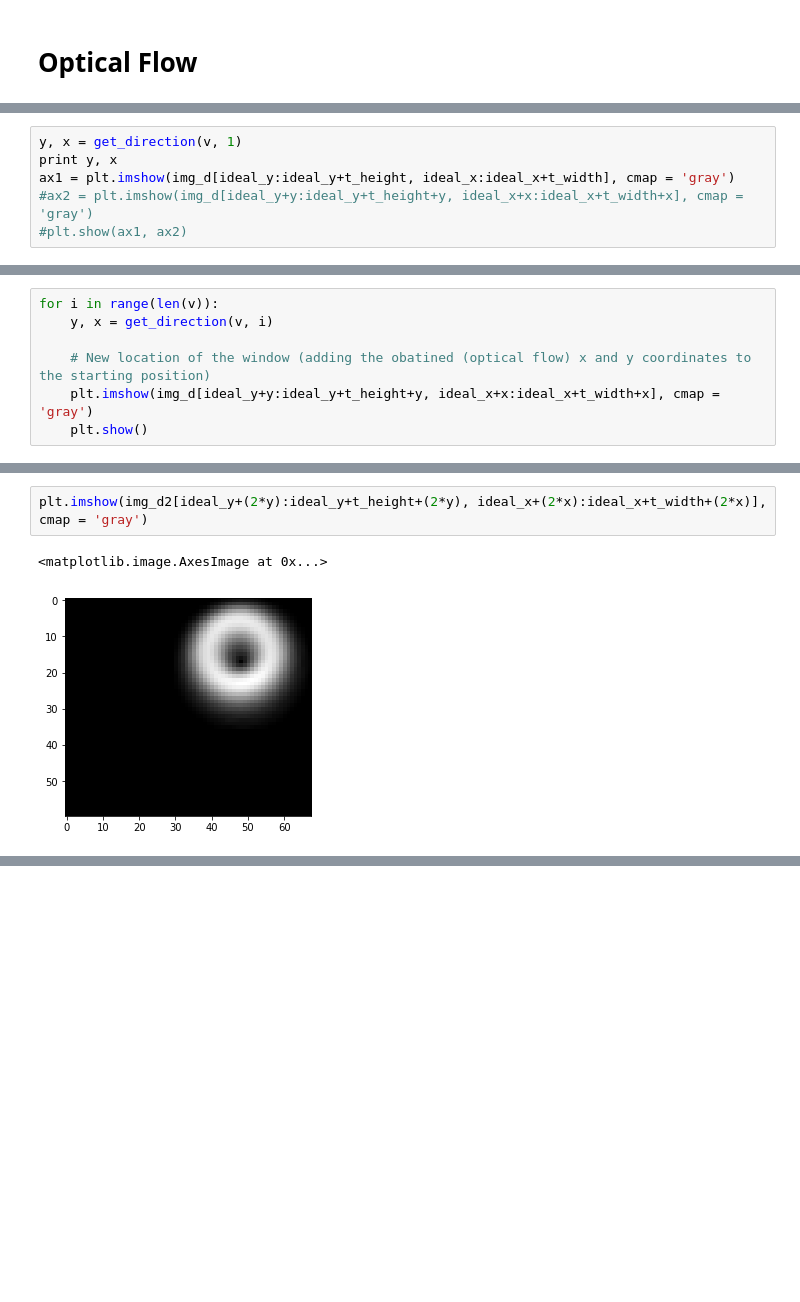
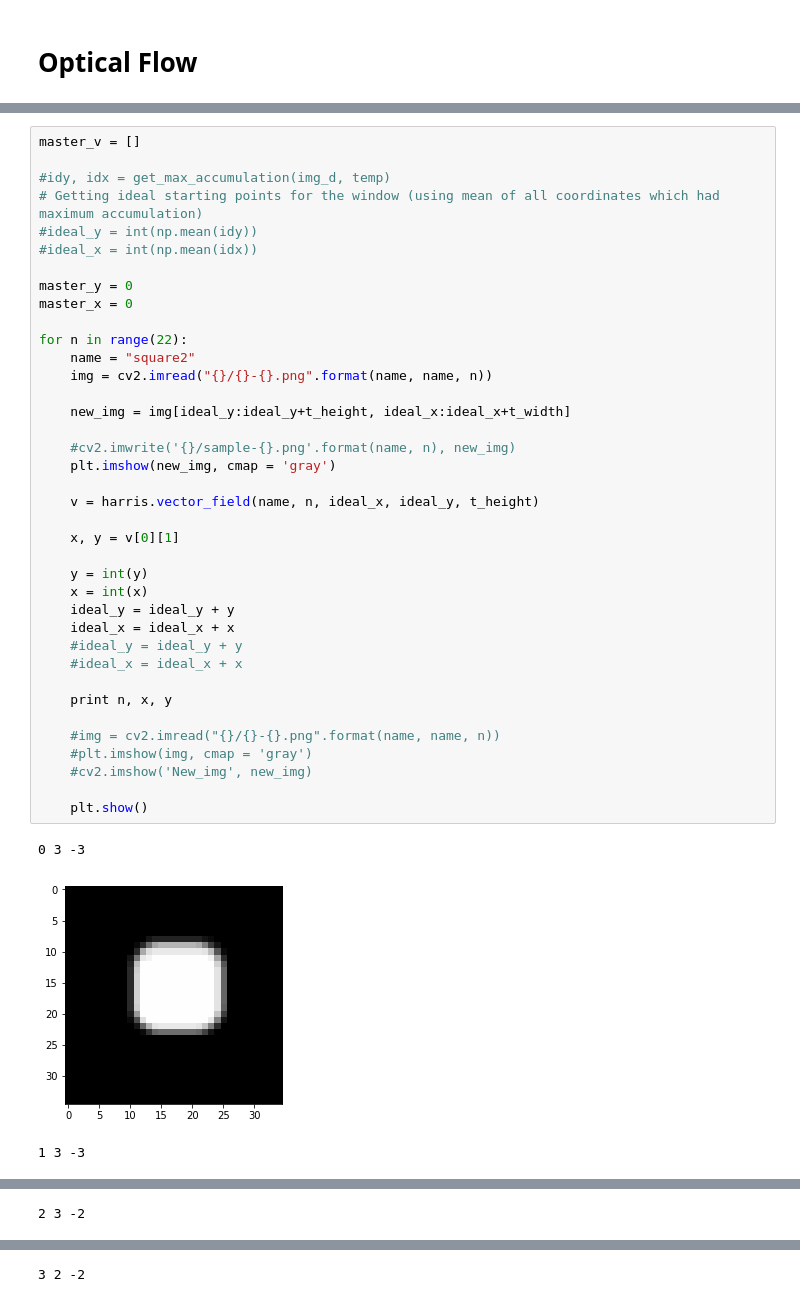
Before and after one commit to harshit0511/Ball-Tracking, a Jupyter notebook: Sliding window.ipynb, the cells around one changed output, grey strips where cells are left out. Cells and saved outputs as stored; diff of their text form; blank space fills up the shorter version.

```diff
--- a/Sliding window.ipynb
+++ b/Sliding window.ipynb
@@ -161,6 +115,0 @@ def get_direction(v, i):
-# %%
-y, x = get_direction(v, 1)
-print y, x
-ax1 = plt.imshow(img_d[ideal_y:ideal_y+t_height, ideal_x:ideal_x+t_width], cmap = 'gray')
-#ax2 = plt.imshow(img_d[ideal_y+y:ideal_y+t_height+y, ideal_x+x:ideal_x+t_width+x], cmap = 'gray')
-#plt.show(ax1, ax2)
@@ -179,7 +115,0 @@ plt.imshow(img_d2[ideal_y+y:ideal_y+t_height+y, ideal_x+x:ideal_x+t_width+x], cm
-# %%
-for i in range(len(v)):
-    y, x = get_direction(v, i)
-
-    # New location of the window (adding the obatined (optical flow) x and y coordinates to the starting position)
-    plt.imshow(img_d[ideal_y+y:ideal_y+t_height+y, ideal_x+x:ideal_x+t_width+x], cmap = 'gray')
-    plt.show()
@@ -199,5 +116,42 @@ for i in range(len(v)):
-# %%
-plt.imshow(img_d2[ideal_y+(2*y):ideal_y+t_height+(2*y), ideal_x+(2*x):ideal_x+t_width+(2*x)], cmap = 'gray')
-# %% [output]
-<matplotlib.image.AxesImage at 0x...>
-[figure, removed]
+# %%
+master_v = []
+
+#idy, idx = get_max_accumulation(img_d, temp)
+# Getting ideal starting points for the window (using mean of all coordinates which had maximum accumulation)
+#ideal_y = int(np.mean(idy))
+#ideal_x = int(np.mean(idx))
+
+master_y = 0
+master_x = 0
+
+for n in range(22):
+    name = "square2"
+    img = cv2.imread("{}/{}-{}.png".format(name, name, n))
+
+    new_img = img[ideal_y:ideal_y+t_height, ideal_x:ideal_x+t_width]
+
+    #cv2.imwrite('{}/sample-{}.png'.format(name, n), new_img)
+    plt.imshow(new_img, cmap = 'gray')
+
+    v = harris.vector_field(name, n, ideal_x, ideal_y, t_height)
+
+    x, y = v[0][1]
+
+    y = int(y)
+    x = int(x)
+    ideal_y = ideal_y + y
+    ideal_x = ideal_x + x
+    #ideal_y = ideal_y + y
+    #ideal_x = ideal_x + x
+
+    print n, x, y
+
+    #img = cv2.imread("{}/{}-{}.png".format(name, name, n))
+    #plt.imshow(img, cmap = 'gray')
+    #cv2.imshow('New_img', new_img)
+
+    plt.show()
+# %% [output]
+0 3 -3
+[figure, added]
+1 3 -3
@@ -203,0 +159 @@ plt.imshow(img_d2[ideal_y+(2*y):ideal_y+t_height+(2*y), ideal_x+(2*x):ideal_x+t_
+2 3 -2
@@ -203,0 +161 @@ plt.imshow(img_d2[ideal_y+(2*y):ideal_y+t_height+(2*y), ideal_x+(2*x):ideal_x+t_
+3 2 -2
```
Also changed, not shown: parts of 24 cells of this notebook, 42 other files.
